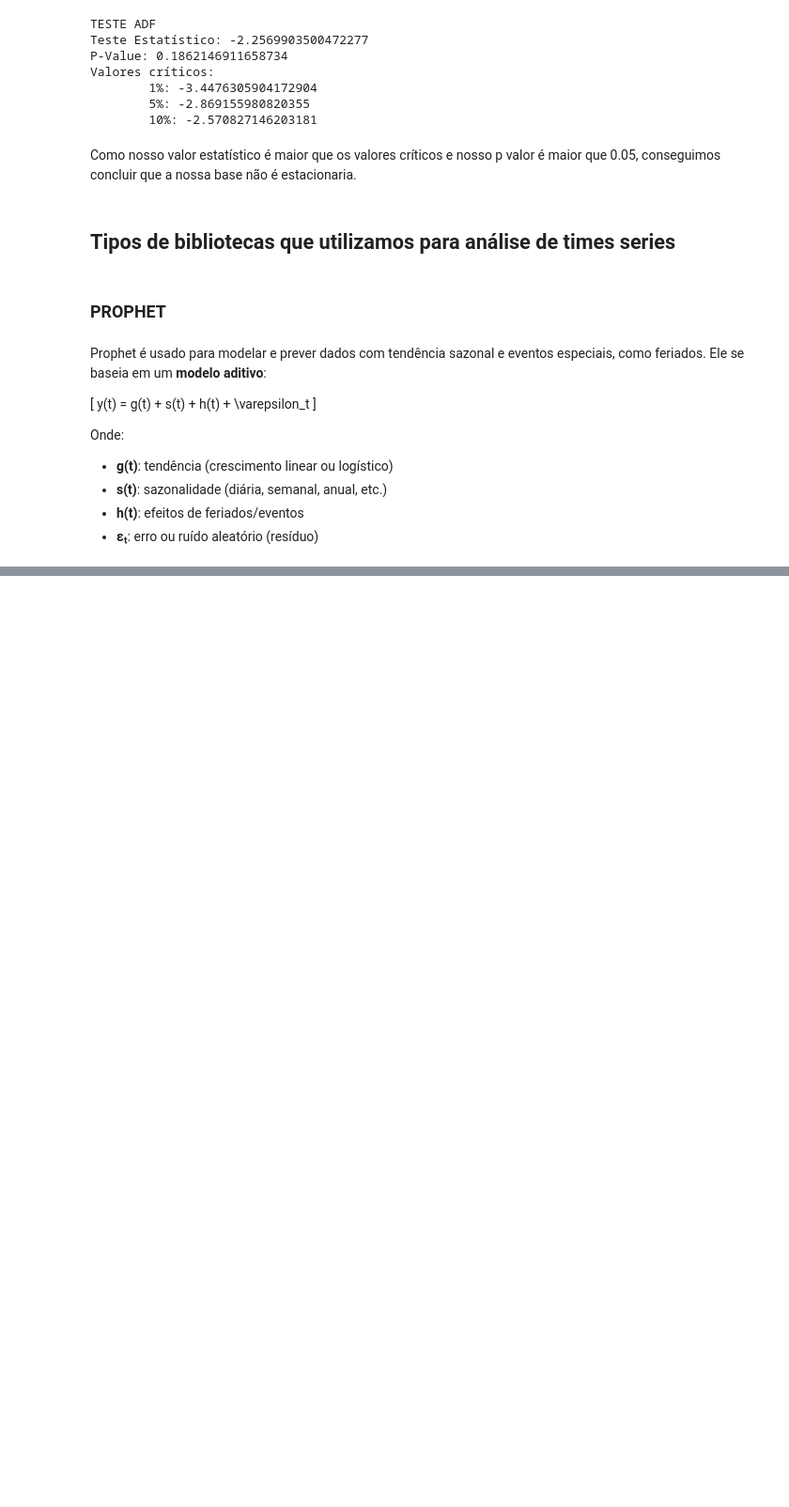
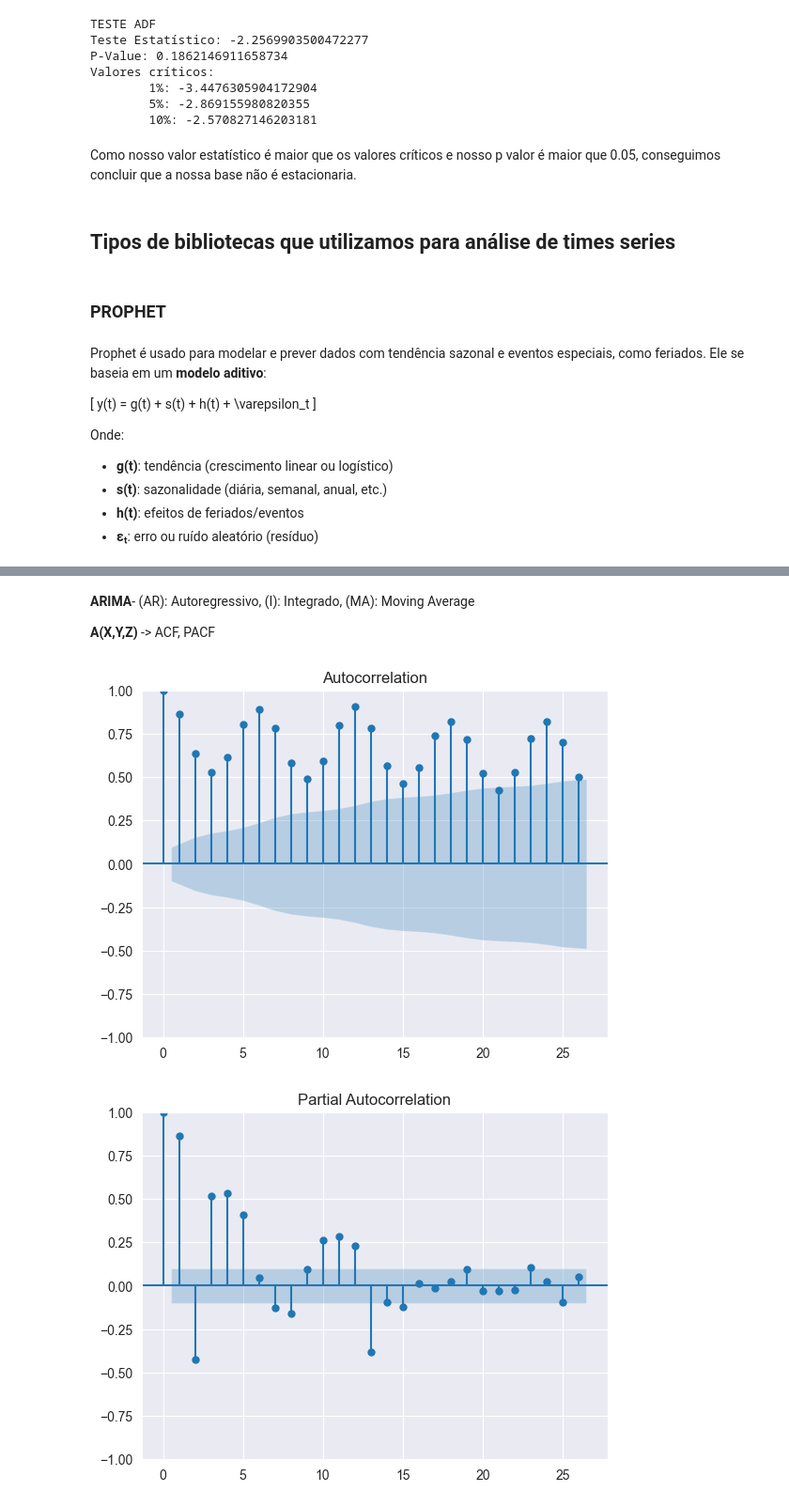
Before and after one commit to CorsiIsa/time_series, a Jupyter notebook: the_problem_time_series.ipynb, the cells around one changed output, grey strips where cells are left out. Shown: that part at 94% size. Drawn from its saved outputs; the diff is of its cells as text; code cells hidden in the pictures; blank space fills up the shorter version.

Commit message:
feat: conhecendo um pouco mais sobre ACF e PACF.

```diff
--- a/the_problem_time_series.ipynb
+++ b/the_problem_time_series.ipynb
@@ -141,0 +147,4 @@ Onde:
+# %%
+df_energia = pd.read_csv(url, parse_dates=[0], index_col='DATE')
+
+df_energia.head()
@@ -141,0 +159,11 @@ Onde:
+# %% [markdown]
+**ARIMA**- (AR): Autoregressivo, (I): Integrado, (MA): Moving Average
+
+**A(X,Y,Z)** -> ACF, PACF
+# %%
+plot_acf(df_energia.Value)
+plot_pacf(df_energia.Value)
+plt.show()
+# %% [output]
+[figure, added]
+[figure, added]
```
Also changed, not shown: parts of 6 cells of this notebook.
